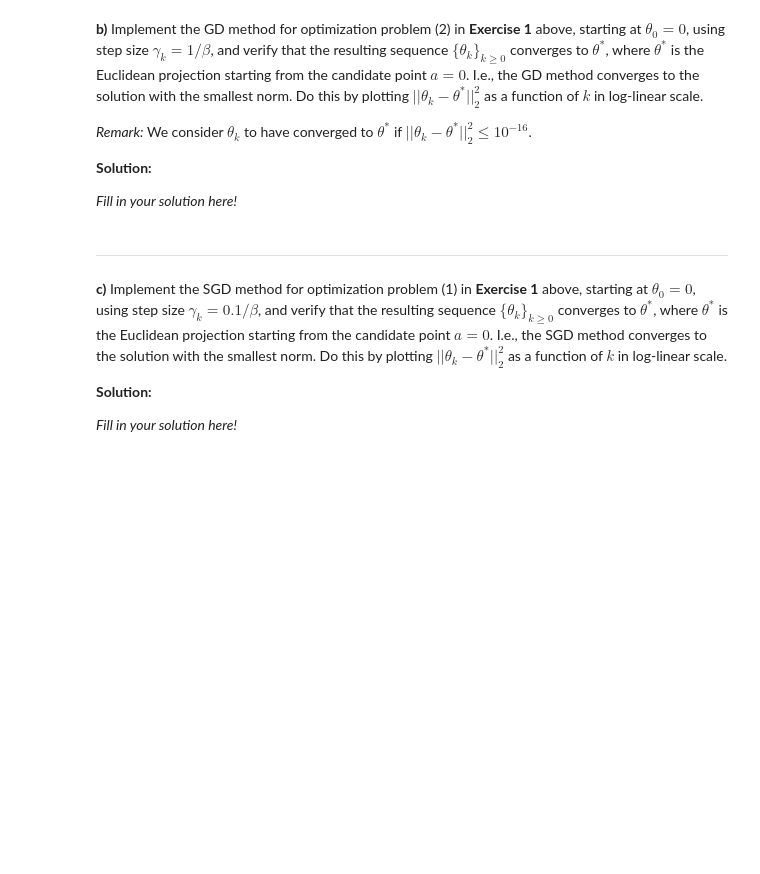
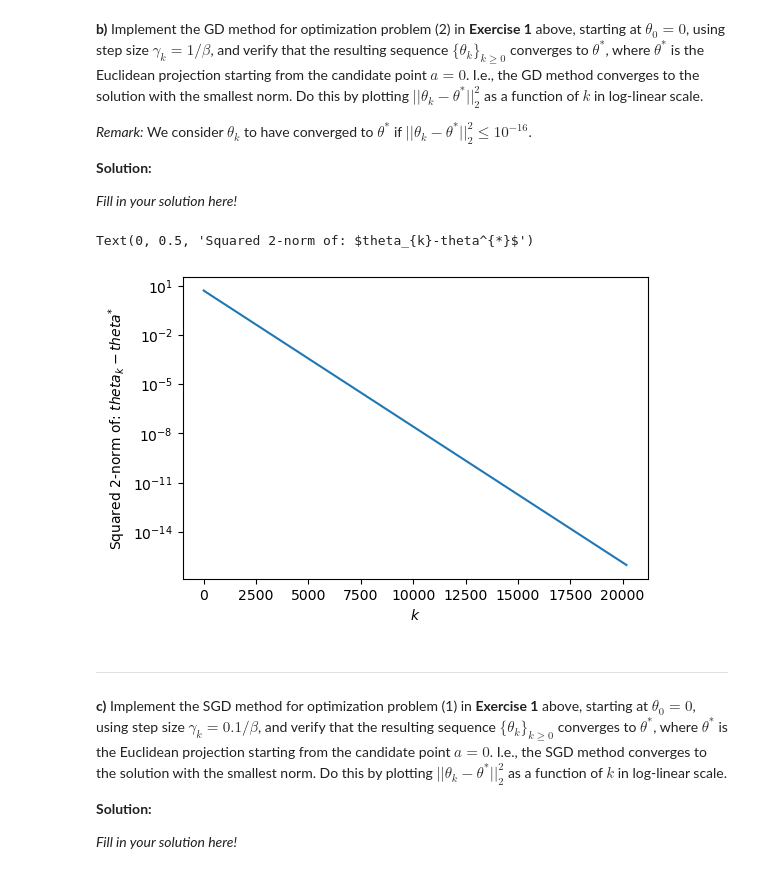
Before and after one commit to RasmusBacklund/FRTN50, a Jupyter notebook: handin2.ipynb, the cells around one changed output. Drawn from its saved outputs; the diff is of its cells as text; code cells hidden in the pictures; blank space fills up the shorter version.

```diff
--- a/handin2.ipynb
+++ b/handin2.ipynb
@@ -1661,18 +1672,16 @@ def matX(xs,N,n):
 def f(theta,X,N,Y):
     return 1/N*pow(np.linalg.norm(X@theta-Y),2)
 
-def gradf(theta,X, N, Y):
-    return 2/N*X.T@(X@theta-Y)
+def gradfi(theta,X, N, Y, i):
+    return 2*X[i,:]*(theta.T*X[i,:]-Y[i])
 
-def GD(N, n, xs, ys):
-    theta0 = np.zeros(n+1)
-    thetaAvg0 = np.zeros(n+1)
+def GD(N, n, xs, ys, theta0):
     X = matX(xs,N,n)
     beta = 2/N*np.linalg.norm(X.T@X, 2, (0,1))
     gammak = 1/beta
 
     theta1 = theta0 - gammak*gradf(theta0, X, N, ys)
-    return theta1, theta0
+    return theta1
 
 N = 7
 n = 9
@@ -1682,10 +1691,22 @@ a = np.zeros(n+1)
 X = matX(xs,N,n)
 theta_star = a - X.T@np.linalg.inv(X@X.T)@(X@a-ys)
 thetak = []
-theta1 = 1000000
-while pow(np.linalg.norm(theta1-theta_star),2) < pow(10,-16):
-    theta1, theta0 = GD(N, n, xs, ys)
+theta1 = np.zeros(n+1)
+
+while pow(np.linalg.norm(theta1-theta_star),2) > pow(10,-16):
+    theta1= GD(N, n, xs, ys, theta1)
     thetak.append(theta1)
+
+thetadiff = [pow(np.linalg.norm(x-theta_star),2) for x in thetak]
+# %%
+fig, axes = plt.subplots(dpi=100)
+axes.set_yscale('log')
+axes.plot(np.linspace(0,len(thetadiff),len(thetadiff)), thetadiff)
+axes.set_xlabel('$k$')
+axes.set_ylabel('Squared 2-norm of: $theta_{k}-theta^{*}$')
+# %% [output]
+Text(0, 0.5, 'Squared 2-norm of: $theta_{k}-theta^{*}$')
+[figure, added]
 # %% [markdown]
 ---
 
```
Also changed, not shown: parts of 8 cells of this notebook.
